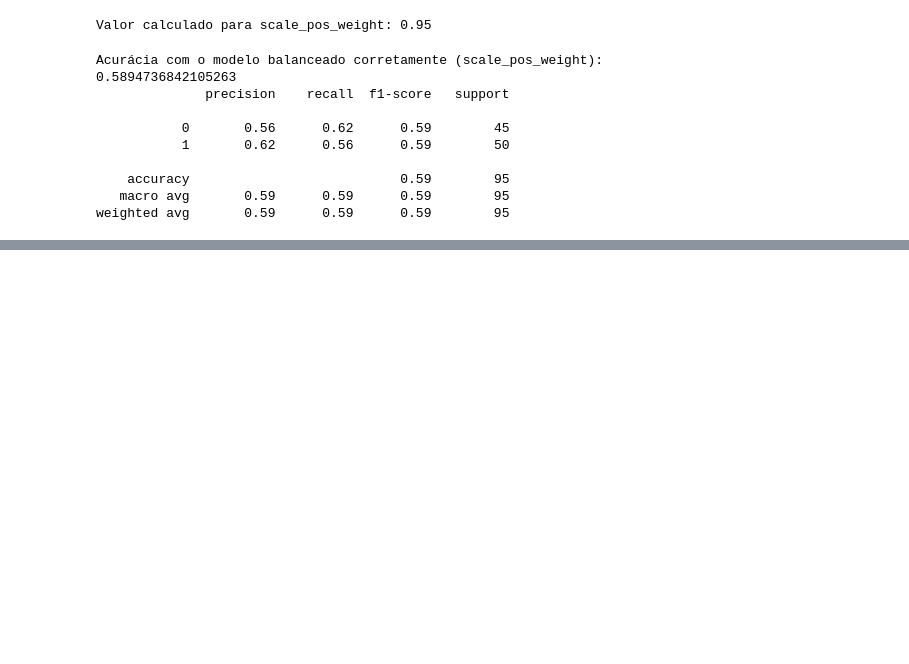
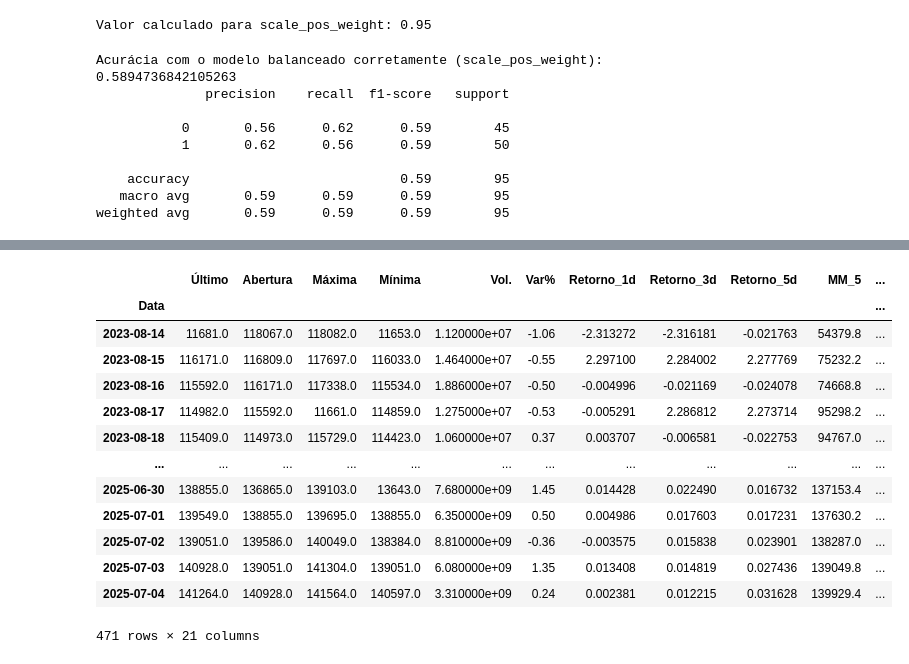
Before and after one commit to willianncardoso/IBOVESPA, a Jupyter notebook: PosFIAP_T2.ipynb, the cells around one changed output, grey strips where cells are left out. Saved outputs shown, nothing was run; the diff lists cells and outputs as text; code cells hidden in the pictures; blank space fills up the shorter version.

```diff
--- a/PosFIAP_T2.ipynb
+++ b/PosFIAP_T2.ipynb
@@ -744,0 +708,37 @@ Index: []
+# %%
+import pandas as pd
+import yfinance as yf
+
+# --- Execute este código APÓS recarregar seu DataFrame 'df' ---
+
+# Garante que o índice de 'df' está correto (como antes)
+if 'Data' in df.columns:
+    df['Data'] = pd.to_datetime(df['Data'])
+    df.set_index('Data', inplace=True)
+    df.sort_index(inplace=True)
+
+print("Buscando dados do VIX (Índice de Volatilidade)...")
+vix_data = yf.download(
+    '^VIX',
+    start=df.index.min(),
+    end=df.index.max(),
+    auto_adjust=True # Usar auto_adjust simplifica
+)
+
+# --- VERIFICAÇÃO DE SEGURANÇA ---
+if not vix_data.empty:
+    print("Dados do VIX baixados com sucesso. Adicionando ao DataFrame.")
+
+    # Adicionar as novas features ao seu DataFrame
+    # Usamos o .reindex para garantir que as datas se alinhem perfeitamente
+    df['Var_VIX'] = vix_data['Close'].pct_change().reindex(df.index, method='ffill')
+    df['Var_VIX_Lag_1'] = df['Var_VIX'].shift(1)
+
+    # Remover as linhas com NaNs que foram criadas no início
+    df.dropna(inplace=True)
+
+    print("\nFeatures do VIX adicionadas com sucesso!")
+    print(df[['Var_VIX', 'Var_VIX_Lag_1']].head())
+else:
+    print("\nERRO: O download dos dados do VIX falhou. Seu DataFrame 'df' não foi modificado.")
+    print("Isso pode ser um problema temporário de rede ou da API. Tente novamente mais tarde.")
@@ -744,0 +758,17 @@ Index: []
+# %%
+df
+# %% [output]
+|  | Último | Abertura | Máxima | Mínima | Vol. | Var% | Retorno_1d | Retorno_3d | Retorno_5d | MM_5 | ... |
+| Data |  |  |  |  |  |  |  |  |  |  | ... |
+| 2023-08-14 | 11681.0 | 118067.0 | 118082.0 | 11653.0 | 1.120000e+07 | -1.06 | -2.313272 | -2.316181 | -0.021763 | 54379.8 | ... |
+| 2023-08-15 | 116171.0 | 116809.0 | 117697.0 | 116033.0 | 1.464000e+07 | -0.55 | 2.297100 | 2.284002 | 2.277769 | 75232.2 | ... |
+| 2023-08-16 | 115592.0 | 116171.0 | 117338.0 | 115534.0 | 1.886000e+07 | -0.50 | -0.004996 | -0.021169 | -0.024078 | 74668.8 | ... |
+| 2023-08-17 | 114982.0 | 115592.0 | 11661.0 | 114859.0 | 1.275000e+07 | -0.53 | -0.005291 | 2.286812 | 2.273714 | 95298.2 | ... |
+| 2023-08-18 | 115409.0 | 114973.0 | 115729.0 | 114423.0 | 1.060000e+07 | 0.37 | 0.003707 | -0.006581 | -0.022753 | 94767.0 | ... |
+| ... | ... | ... | ... | ... | ... | ... | ... | ... | ... | ... | ... |
+| 2025-06-30 | 138855.0 | 136865.0 | 139103.0 | 13643.0 | 7.680000e+09 | 1.45 | 0.014428 | 0.022490 | 0.016732 | 137153.4 | ... |
+| 2025-07-01 | 139549.0 | 138855.0 | 139695.0 | 138855.0 | 6.350000e+09 | 0.50 | 0.004986 | 0.017603 | 0.017231 | 137630.2 | ... |
+| 2025-07-02 | 139051.0 | 139586.0 | 140049.0 | 138384.0 | 8.810000e+09 | -0.36 | -0.003575 | 0.015838 | 0.023901 | 138287.0 | ... |
+| 2025-07-03 | 140928.0 | 139051.0 | 141304.0 | 139051.0 | 6.080000e+09 | 1.35 | 0.013408 | 0.014819 | 0.027436 | 139049.8 | ... |
+| 2025-07-04 | 141264.0 | 140928.0 | 141564.0 | 140597.0 | 3.310000e+09 | 0.24 | 0.002381 | 0.012215 | 0.031628 | 139929.4 | ... |
+471 rows × 21 columns
```
Also changed, not shown: parts of 12 cells of this notebook.
